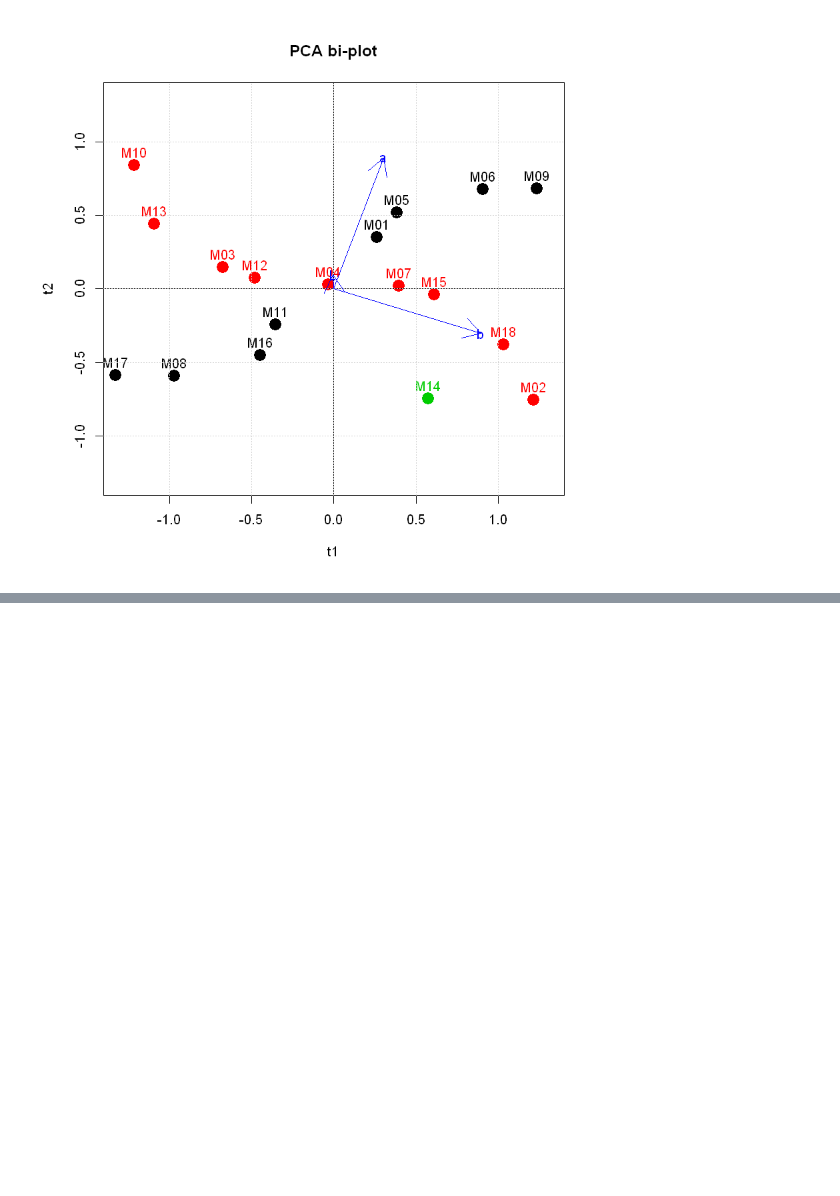
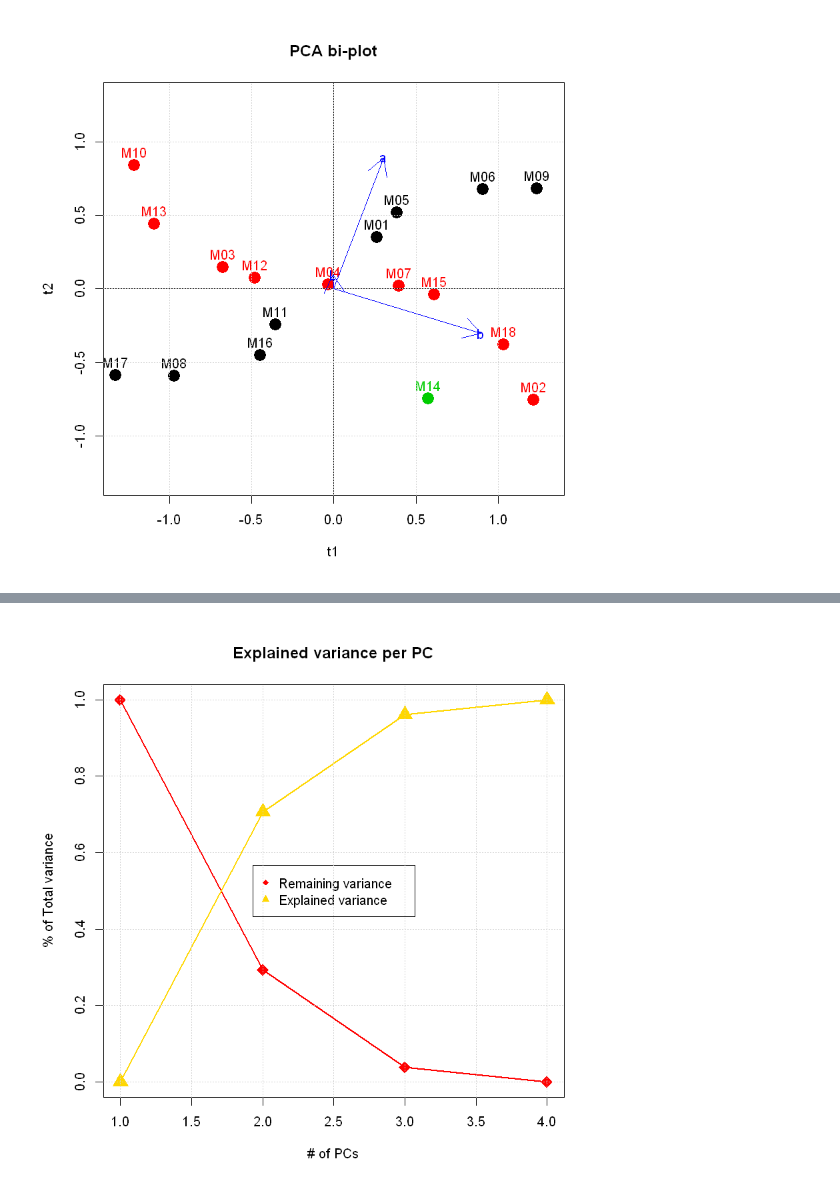
Before and after one commit to darkeclipz/multivariate-statistiek, a Jupyter notebook: PCA spirals.ipynb, the cells around one changed output, grey strips where cells are left out. Saved outputs shown, nothing was run; the diff lists cells and outputs as text; code cells hidden in the pictures; blank space fills up the shorter version.

```diff
--- a/PCA spirals.ipynb
+++ b/PCA spirals.ipynb
@@ -198,0 +227,4 @@ text(p1*loadingScale,p2*loadingScale,labels=c('L', 'a', 'b'), col='blue')
+# %%
+E0 = Xc
+trace(t(E0) %*% E0) / (nrow(E0) * ncol(E0))
+matrix.var(Xc)
@@ -198,0 +234,4 @@ text(p1*loadingScale,p2*loadingScale,labels=c('L', 'a', 'b'), col='blue')
+# %%
+t1 = E0 %*% p1
+E1 = E0 - t1 %*% t(p1)
+rownames(E1) = rownames(E0)
@@ -198,0 +242,4 @@ text(p1*loadingScale,p2*loadingScale,labels=c('L', 'a', 'b'), col='blue')
+# %%
+t2 = E1 %*% p2
+E2 = E1 - t2 %*% t(p2)
+rownames(E2) = rownames(E0)
@@ -198,0 +328,10 @@ text(p1*loadingScale,p2*loadingScale,labels=c('L', 'a', 'b'), col='blue')
+# %%
+no.of.pcs = 0:3
+total.var = c(matrix.var(E0), matrix.var(E1), matrix.var(E2), 0)
+rest.var = c(1, matrix.var(E1) / matrix.var(E0), matrix.var(E2) / matrix.var(E0), 0)
+explained.var = 1 - rest.var
+var.per.pc = c(0, diff(explained.var))
+df.vars = data.frame(no.of.pcs, total.var, rest.var, explained.var, var.per.pc)
+colnames(df.vars) = c("PCs in model", "Total variance", "Rest variance in %",
+                      "Explained variance in %", "Explained variance per PC")
+df.vars
@@ -198,0 +344,9 @@ text(p1*loadingScale,p2*loadingScale,labels=c('L', 'a', 'b'), col='blue')
+# %%
+plot(df.vars[,3], type='o', col='red', lwd=2, pch=18, cex=2
+     , main="Explained variance per PC", ylab="% of Total variance", xlab="# of PCs")
+lines(df.vars[,4], type='o', col='gold', pch=17, lwd=2, cex=2)
+legend("center", col=c('red', 'gold')
+       , legend=c('Remaining variance', 'Explained variance'), pch=c(18, 17))
+grid()
+# %% [output]
+[figure, added]
```
Also changed, not shown: parts of 49 cells of this notebook.
